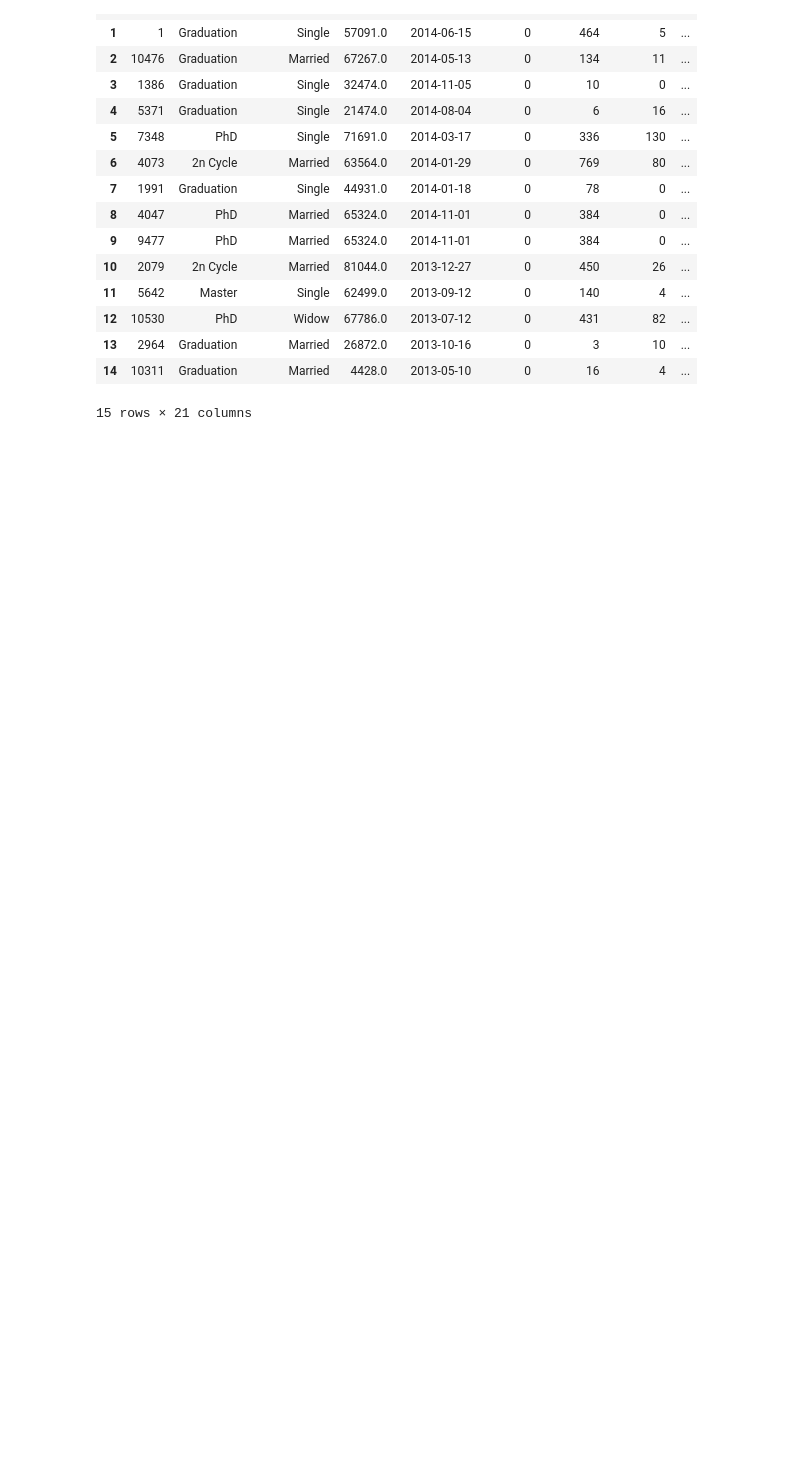
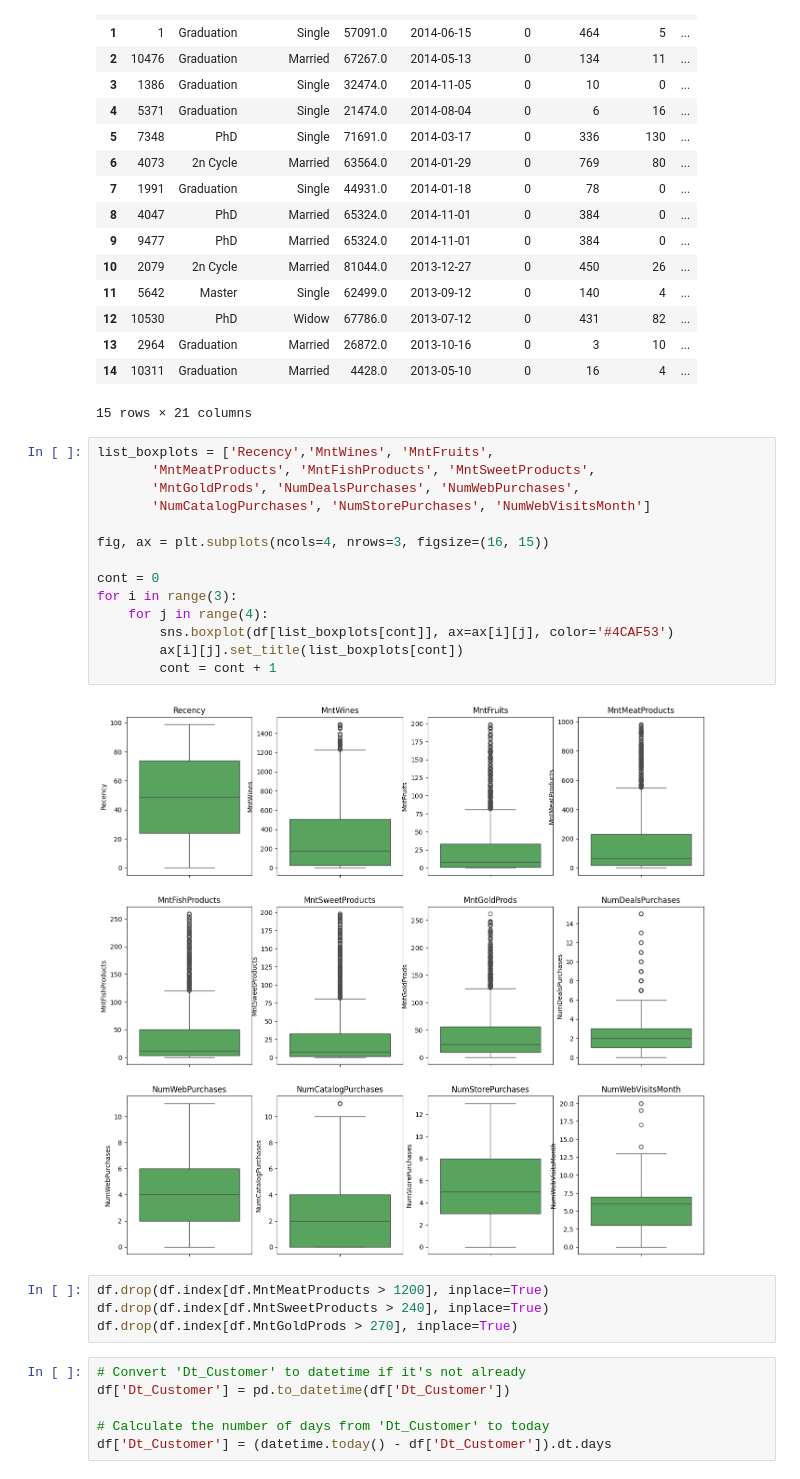
Before and after one commit to Jcaguilar18/labex2_ml, a Jupyter notebook: labex2.ipynb, the cells around one changed output. Drawn from its saved outputs; the diff is of its cells as text; blank space fills up the shorter version.

```diff
--- a/labex2.ipynb
+++ b/labex2.ipynb
@@ -317,3 +317,29 @@ df.head(15)
 | 13 | 2964 | Graduation | Married | 26872.0 | 2013-10-16 | 0 | 3 | 10 | ... |
 | 14 | 10311 | Graduation | Married | 4428.0 | 2013-05-10 | 0 | 16 | 4 | ... |
 15 rows × 21 columns
+# %%
+list_boxplots = ['Recency','MntWines', 'MntFruits',
+       'MntMeatProducts', 'MntFishProducts', 'MntSweetProducts',
+       'MntGoldProds', 'NumDealsPurchases', 'NumWebPurchases',
+       'NumCatalogPurchases', 'NumStorePurchases', 'NumWebVisitsMonth']
+
+fig, ax = plt.subplots(ncols=4, nrows=3, figsize=(16, 15))
+
+cont = 0
+for i in range(3):
+    for j in range(4):
+        sns.boxplot(df[list_boxplots[cont]], ax=ax[i][j], color='#4CAF53')
+        ax[i][j].set_title(list_boxplots[cont])
+        cont = cont + 1
+# %% [output]
+[figure, added]
+# %%
+df.drop(df.index[df.MntMeatProducts > 1200], inplace=True)
+df.drop(df.index[df.MntSweetProducts > 240], inplace=True)
+df.drop(df.index[df.MntGoldProds > 270], inplace=True)
+# %%
+# Convert 'Dt_Customer' to datetime if it's not already
+df['Dt_Customer'] = pd.to_datetime(df['Dt_Customer'])
+
+# Calculate the number of days from 'Dt_Customer' to today
+df['Dt_Customer'] = (datetime.today() - df['Dt_Customer']).dt.days
```
Also changed, not shown: parts of 4 cells of this notebook.
